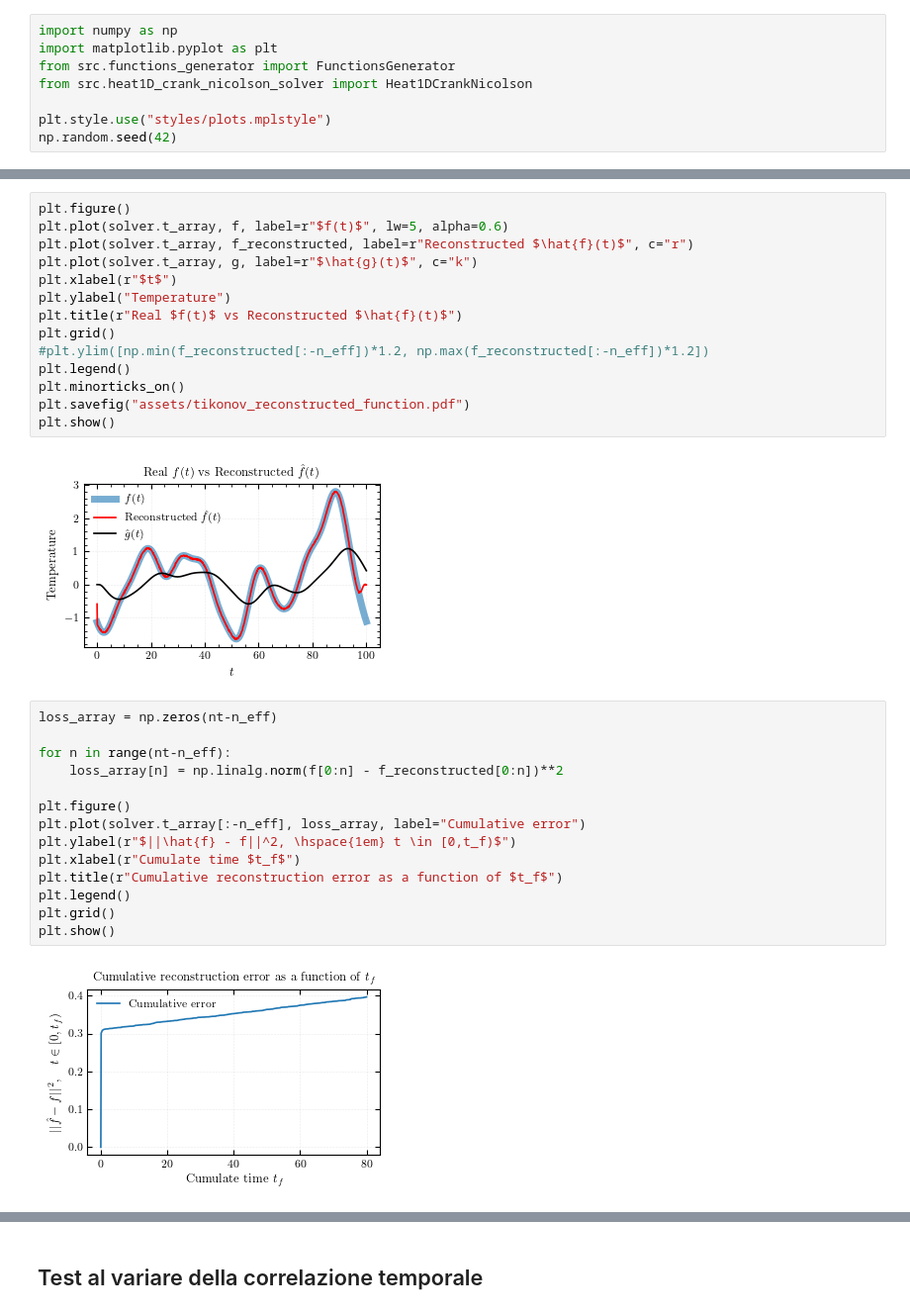
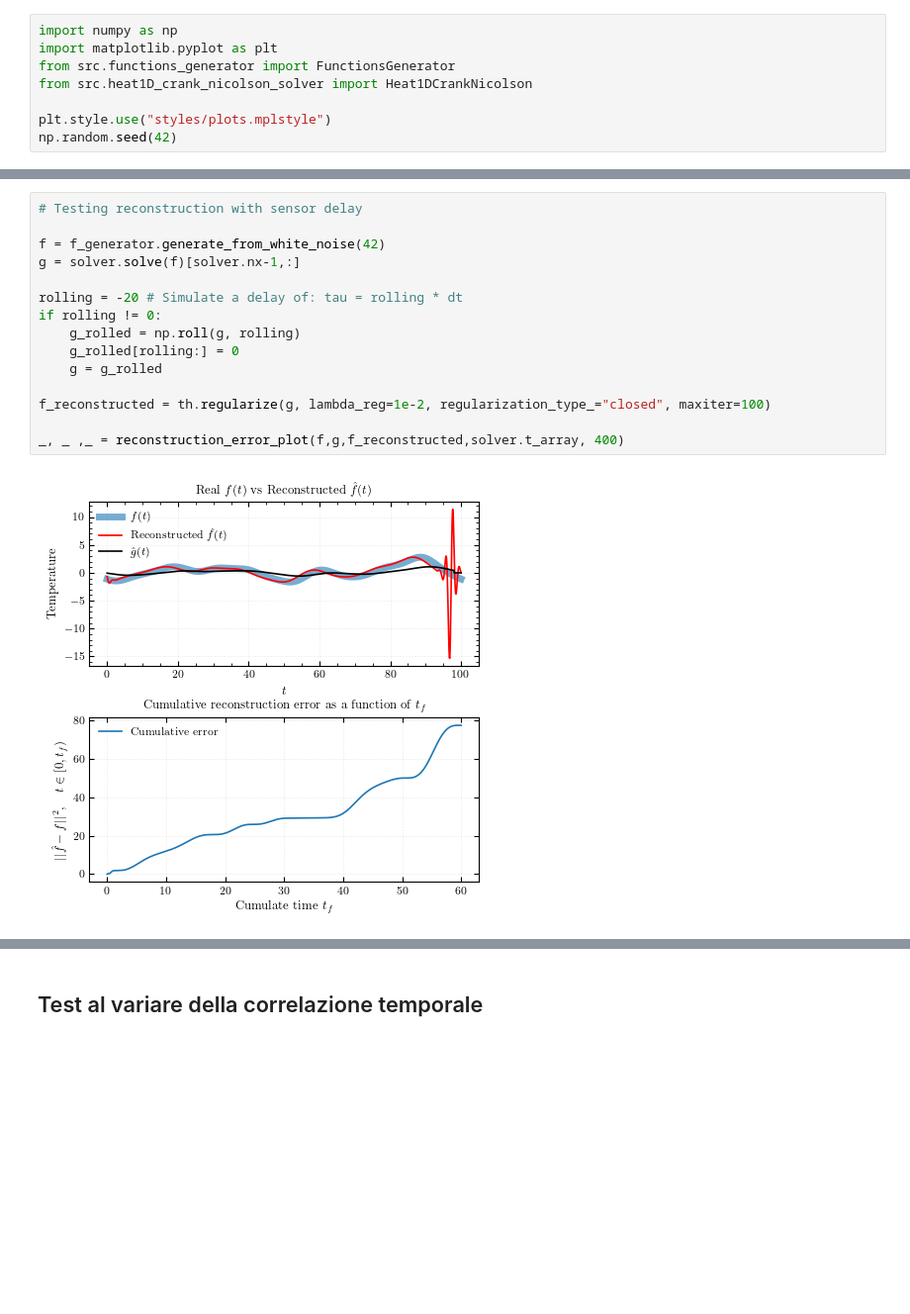
Before and after one commit to Sparisi01/RPM_implementation, a Jupyter notebook: test_tikhonov.ipynb, the cells around one changed output, grey strips where cells are left out. Shown at 99% size. Drawn from its saved outputs; the diff is of its cells as text; blank space fills up the shorter version.

Commit message:
aggiunti test ricostruzione con errori

```diff
--- a/test_tikhonov.ipynb
+++ b/test_tikhonov.ipynb
@@ -42,32 +84,17 @@ f_reconstructed = th.regularize(g, lambda_reg=1e-8, regularization_type_="fft",
-# %%
-plt.figure()
-plt.plot(solver.t_array, f, label=r"$f(t)$", lw=5, alpha=0.6)
-plt.plot(solver.t_array, f_reconstructed, label=r"Reconstructed $\hat{f}(t)$", c="r")
-plt.plot(solver.t_array, g, label=r"$\hat{g}(t)$", c="k")
-plt.xlabel(r"$t$")
-plt.ylabel("Temperature")
-plt.title(r"Real $f(t)$ vs Reconstructed $\hat{f}(t)$")
-plt.grid()
-#plt.ylim([np.min(f_reconstructed[:-n_eff])*1.2, np.max(f_reconstructed[:-n_eff])*1.2])
-plt.legend()
-plt.minorticks_on()
-plt.savefig("assets/tikonov_reconstructed_function.pdf")
-plt.show()
-# %% [output]
-[figure, removed]
 # %%
-loss_array = np.zeros(nt-n_eff)
+# Testing reconstruction with sensor delay
 
-for n in range(nt-n_eff):
-    loss_array[n] = np.linalg.norm(f[0:n] - f_reconstructed[0:n])**2
+f = f_generator.generate_from_white_noise(42)
+g = solver.solve(f)[solver.nx-1,:]
 
-plt.figure()
-plt.plot(solver.t_array[:-n_eff], loss_array, label="Cumulative error")
-plt.ylabel(r"$||\hat{f} - f||^2, \hspace{1em} t \in [0,t_f)$")
-plt.xlabel(r"Cumulate time $t_f$")
-plt.title(r"Cumulative reconstruction error as a function of $t_f$")
-plt.legend()
-plt.grid()
-plt.show()
+rolling = -20 # Simulate a delay of: tau = rolling * dt
+if rolling != 0:
+    g_rolled = np.roll(g, rolling)
+    g_rolled[rolling:] = 0
+    g = g_rolled
+
+f_reconstructed = th.regularize(g, lambda_reg=1e-2, regularization_type_="closed", maxiter=100)
+
+_, _ ,_ = reconstruction_error_plot(f,g,f_reconstructed,solver.t_array, 400)
 # %% [output]
-[figure, old version]
+[figure, new version]
```
Also changed, not shown: parts of 7 cells of this notebook, 4 other files.
